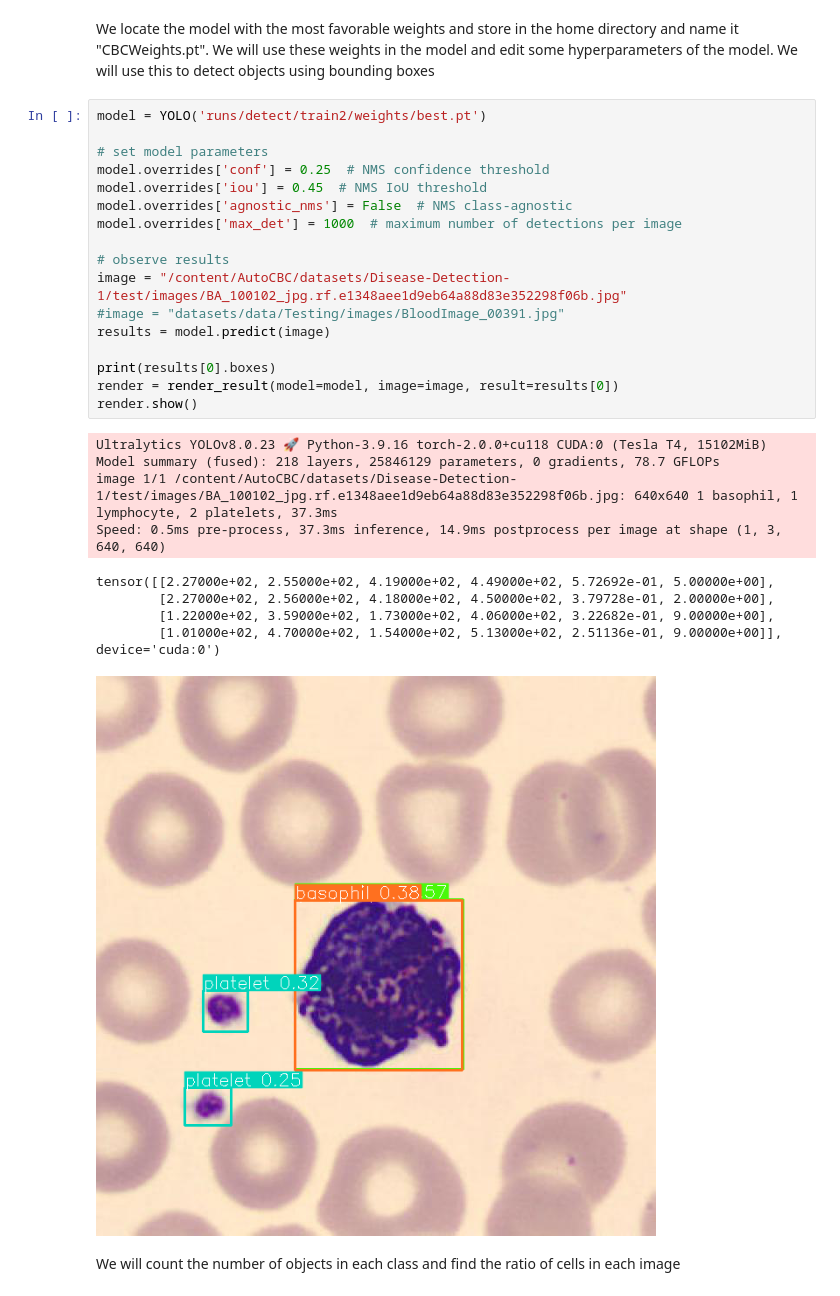
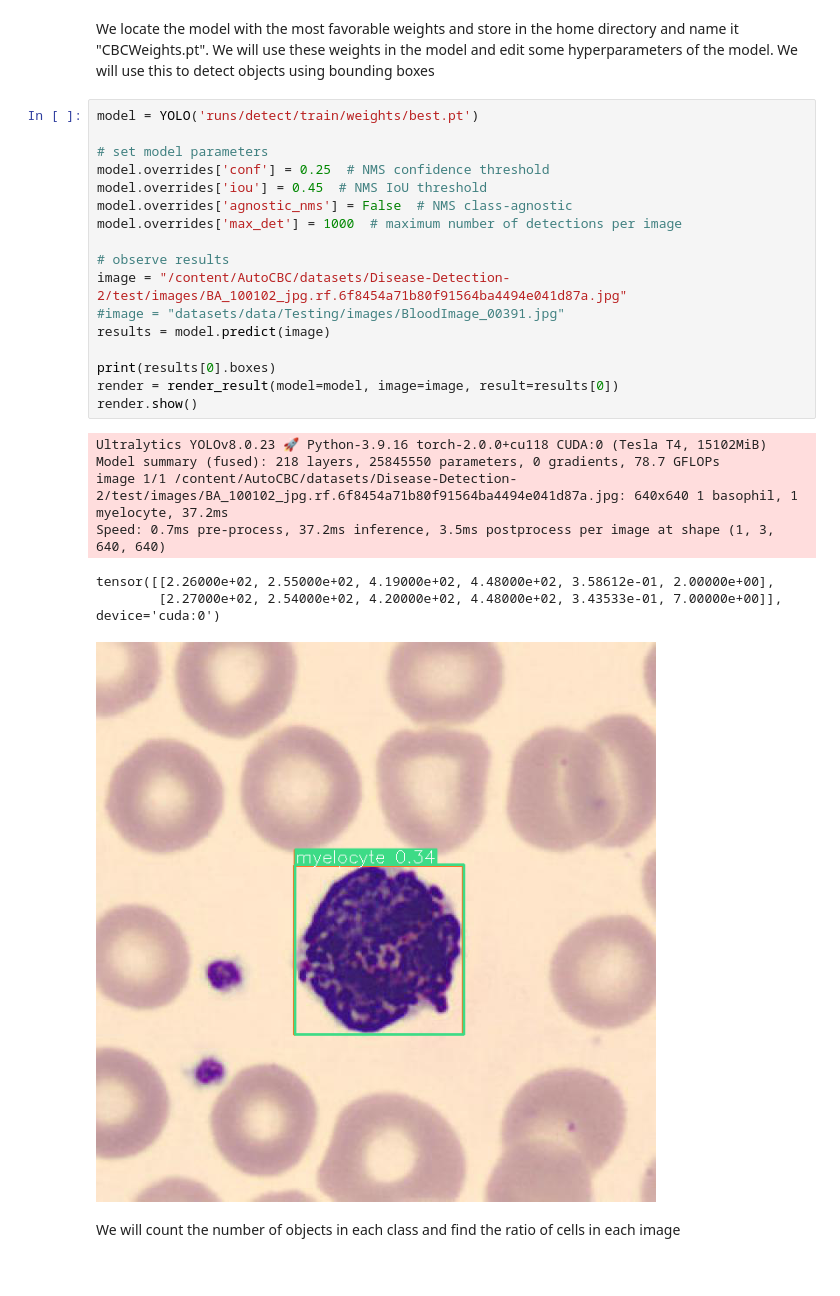
Before and after one commit to RitvikPrabhu/HemeAI, a Jupyter notebook: Disease_detect.ipynb, the cells around one changed output. Saved outputs shown, nothing was run; the diff lists cells and outputs as text.

```diff
--- a/Disease_detect.ipynb
+++ b/Disease_detect.ipynb
@@ -118,32 +119,30 @@ Speed: 0.2ms pre-process, 21.0ms inference, 0.0ms loss, 1.3ms post-process per i
 # %% [markdown]
 We locate the model with the most favorable weights and store in the home directory and name it "CBCWeights.pt". We will use these weights in the model and edit some hyperparameters of the model. We will use this to detect objects using bounding boxes
 # %%
-model = YOLO('runs/detect/train2/weights/best.pt')
+model = YOLO('runs/detect/train/weights/best.pt')
 
 # set model parameters
 model.overrides['conf'] = 0.25  # NMS confidence threshold
 model.overrides['iou'] = 0.45  # NMS IoU threshold
 model.overrides['agnostic_nms'] = False  # NMS class-agnostic
 model.overrides['max_det'] = 1000  # maximum number of detections per image
 
 # observe results
-image = "/content/AutoCBC/datasets/Disease-Detection-1/test/images/BA_100102_jpg.rf.e1348aee1d9eb64a88d83e352298f06b.jpg"
+image = "/content/AutoCBC/datasets/Disease-Detection-2/test/images/BA_100102_jpg.rf.6f8454a71b80f91564ba4494e041d87a.jpg"
 #image = "datasets/data/Testing/images/BloodImage_00391.jpg"
 results = model.predict(image)
 
 print(results[0].boxes)
 render = render_result(model=model, image=image, result=results[0])
 render.show()
 # %% [output]
 Ultralytics YOLOv8.0.23 🚀 Python-3.9.16 torch-2.0.0+cu118 CUDA:0 (Tesla T4, 15102MiB)
-Model summary (fused): 218 layers, 25846129 parameters, 0 gradients, 78.7 GFLOPs
-image 1/1 /content/AutoCBC/datasets/Disease-Detection-1/test/images/BA_100102_jpg.rf.e1348aee1d9eb64a88d83e352298f06b.jpg: 640x640 1 basophil, 1 lymphocyte, 2 platelets, 37.3ms
-Speed: 0.5ms pre-process, 37.3ms inference, 14.9ms postprocess per image at shape (1, 3, 640, 640)
+Model summary (fused): 218 layers, 25845550 parameters, 0 gradients, 78.7 GFLOPs
+image 1/1 /content/AutoCBC/datasets/Disease-Detection-2/test/images/BA_100102_jpg.rf.6f8454a71b80f91564ba4494e041d87a.jpg: 640x640 1 basophil, 1 myelocyte, 37.2ms
+Speed: 0.7ms pre-process, 37.2ms inference, 3.5ms postprocess per image at shape (1, 3, 640, 640)
-tensor([[2.27000e+02, 2.55000e+02, 4.19000e+02, 4.49000e+02, 5.72692e-01, 5.00000e+00],
-        [2.27000e+02, 2.56000e+02, 4.18000e+02, 4.50000e+02, 3.79728e-01, 2.00000e+00],
-        [1.22000e+02, 3.59000e+02, 1.73000e+02, 4.06000e+02, 3.22682e-01, 9.00000e+00],
-        [1.01000e+02, 4.70000e+02, 1.54000e+02, 5.13000e+02, 2.51136e-01, 9.00000e+00]], device='cuda:0')
+tensor([[2.26000e+02, 2.55000e+02, 4.19000e+02, 4.48000e+02, 3.58612e-01, 2.00000e+00],
+        [2.27000e+02, 2.54000e+02, 4.20000e+02, 4.48000e+02, 3.43533e-01, 7.00000e+00]], device='cuda:0')
-[figure, old version]
+[figure, new version]
 # %% [markdown]
 We will count the number of objects in each class and find the ratio of cells in each image
 # %%
```
Also changed, not shown: parts of 4 cells of this notebook.
